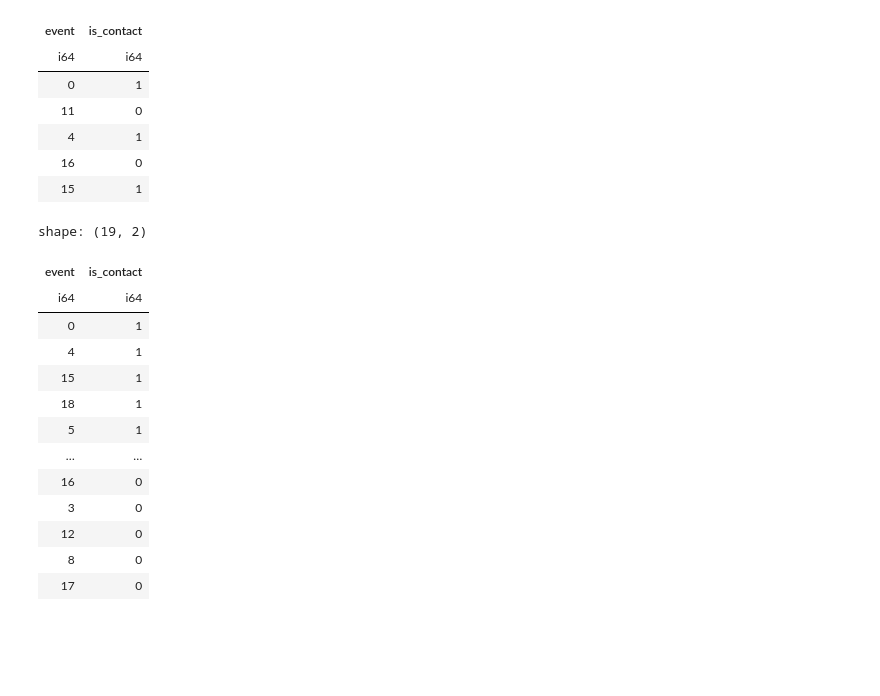
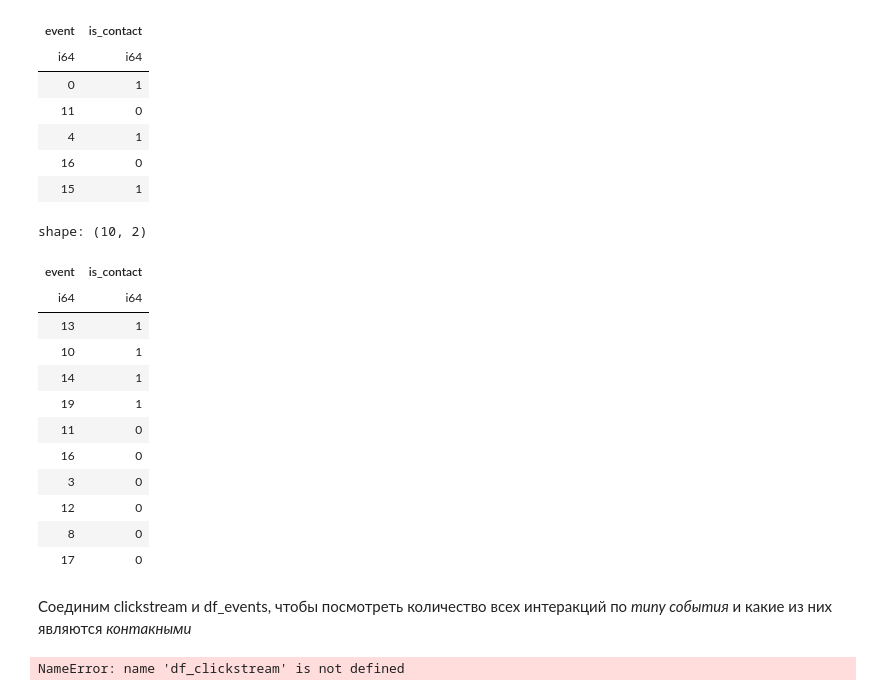
Before and after one commit to s1lver29/avito_cup_ml_2025, a Jupyter notebook: notebooks/eda.ipynb, the cells around one changed output. Saved outputs shown, nothing was run; the diff lists cells and outputs as text; code cells hidden in the pictures; blank space fills up the shorter version.

```diff
--- a/notebooks/eda.ipynb
+++ b/notebooks/eda.ipynb
@@ -166,19 +172,27 @@ shape: (5, 2)
 | 16 | 0 |
 | 15 | 1 |
 # %%
-df_events.sort("is_contact", descending=True)
+df_events.sort("is_contact", descending=True).tail(10)
 # %% [output]
-shape: (19, 2)
+shape: (10, 2)
 | event | is_contact |
 | i64 | i64 |
-| 0 | 1 |
-| 4 | 1 |
-| 15 | 1 |
-| 18 | 1 |
-| 5 | 1 |
-| … | … |
+| 13 | 1 |
+| 10 | 1 |
+| 14 | 1 |
+| 19 | 1 |
+| 11 | 0 |
 | 16 | 0 |
 | 3 | 0 |
 | 12 | 0 |
 | 8 | 0 |
 | 17 | 0 |
+# %% [markdown]
+Соединим clickstream и df_events, чтобы посмотреть количество всех интеракций по *типу события* и какие из них являются *контакными*
+# %%
+df_clickstream["event"].value_counts().join(
+    df_events,
+    on="event"
+).sort(by="count", descending=True).tail(10)
+# %% [output]
+NameError: name 'df_clickstream' is not defined
```
Also changed, not shown: parts of 30 cells of this notebook, 28 other files.
